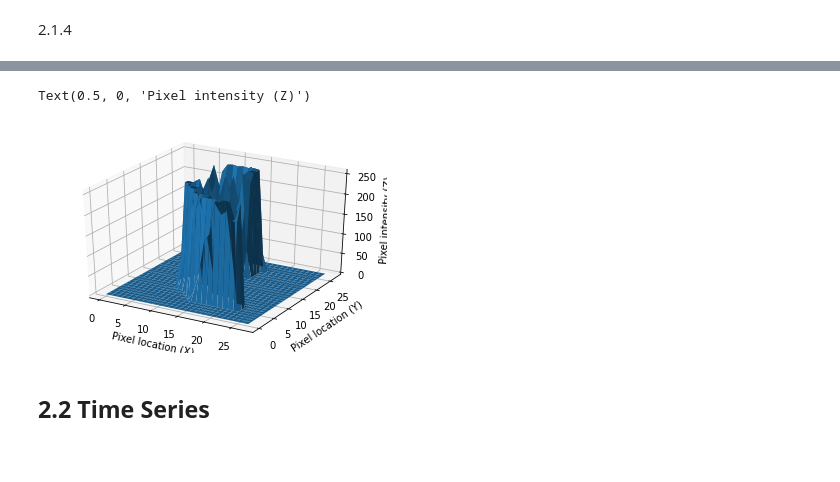
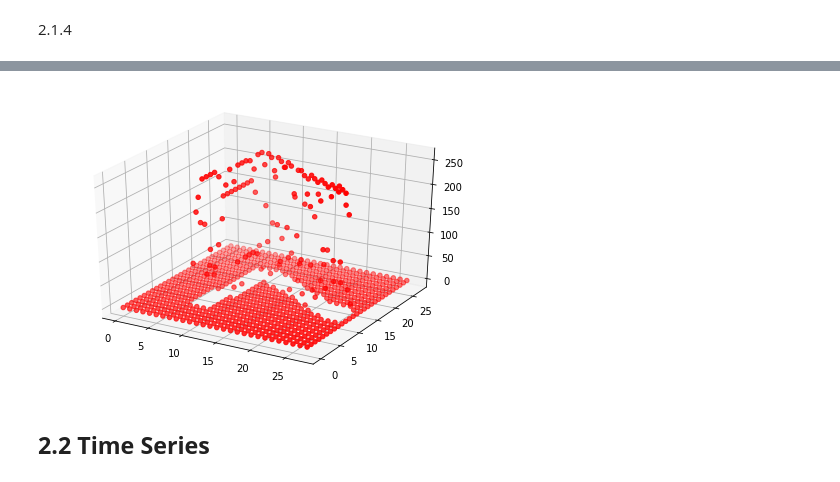
Before and after one commit to bgekim/ME592, a Jupyter notebook: ME592_HW1.ipynb, the cells around one changed output, grey strips where cells are left out. Cells and saved outputs as stored; diff of their text form; code cells hidden in the pictures.

```diff
--- a/ME592_HW1.ipynb
+++ b/ME592_HW1.ipynb
@@ -70,24 +70,20 @@ Downloading data from https://storage.googleapis.com/tensorflow/tf-keras-dataset
-# %%
-from mpl_toolkits.mplot3d import Axes3D
-
-# Select a random sample from the training set
-index = np.random.randint(0, x_train.shape[0])
-sample = x_train[index]
-
-# Plot the sample in 3D
-fig = plt.figure()
-ax = fig.add_subplot(111, projection='3d')
-
-X, Y = np.meshgrid(range(28), range(28))
-Z = sample.reshape(28, 28)
-ax.plot_surface(X, Y, Z)
-
-ax.set_xlabel('Pixel location (X)')
-ax.set_ylabel('Pixel location (Y)')
-ax.set_zlabel('Pixel intensity (Z)')
-# %% [output]
-Text(0.5, 0, 'Pixel intensity (Z)')
-[figure, removed]
+# %%
+from mpl_toolkits.mplot3d import Axes3D
+
+digit = x_test[0]
+
+# Create 3D plot
+fig = plt.figure()
+ax = Axes3D(fig)
+
+# Add the data points to the plot
+x, y = np.indices(digit.shape)
+ax.scatter(x, y, digit, c='r', marker='o')
+
+# Show the plot
+plt.show()
+# %% [output]
+[figure, added]
 # %% [markdown]
 ## **2.2 Time Series**
 # %% [markdown]
```
Also changed, not shown: parts of 7 cells of this notebook, 1 other file.
